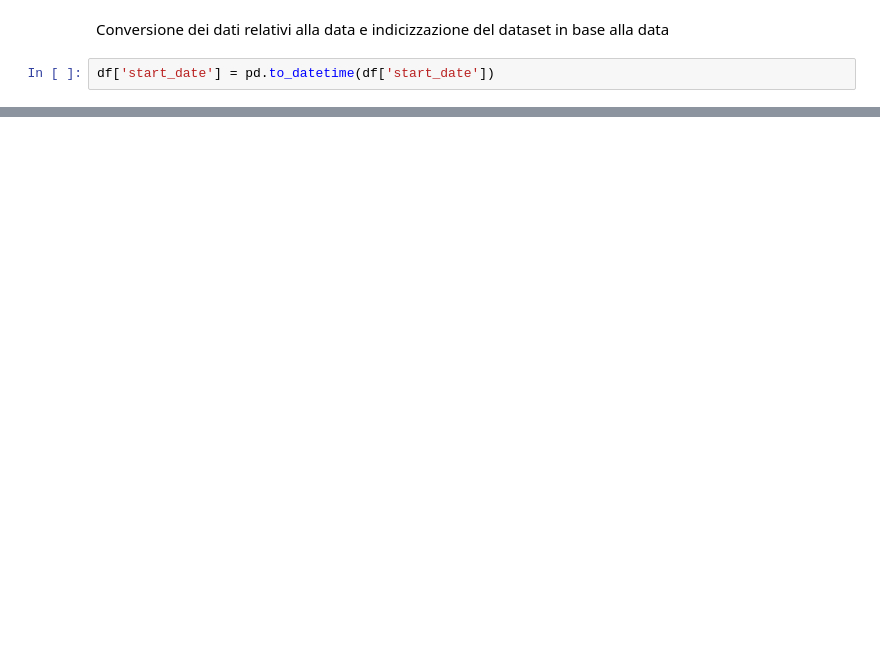
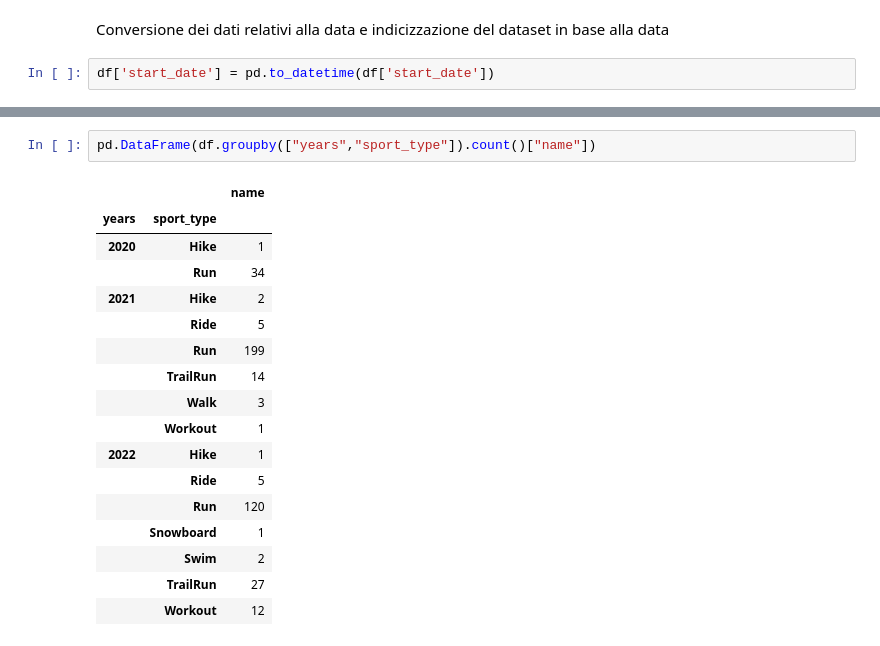
Before and after one commit to scionuait/StravaDataImport, a Jupyter notebook: analisi_strava_athlete_2022.ipynb, the cells around one changed output, grey strips where cells are left out. Drawn from its saved outputs; the diff is of its cells as text; blank space fills up the shorter version.

```diff
--- a/analisi_strava_athlete_2022.ipynb
+++ b/analisi_strava_athlete_2022.ipynb
@@ -313,0 +330,20 @@ df.set_index(df.start_date)
+# %%
+pd.DataFrame(df.groupby(["years","sport_type"]).count()["name"])
+# %% [output]
+|  |  | name |
+| years | sport_type |  |
+| 2020 | Hike | 1 |
+|  | Run | 34 |
+| 2021 | Hike | 2 |
+|  | Ride | 5 |
+|  | Run | 199 |
+|  | TrailRun | 14 |
+|  | Walk | 3 |
+|  | Workout | 1 |
+| 2022 | Hike | 1 |
+|  | Ride | 5 |
+|  | Run | 120 |
+|  | Snowboard | 1 |
+|  | Swim | 2 |
+|  | TrailRun | 27 |
+|  | Workout | 12 |
```
Also changed, not shown: parts of 16 cells of this notebook.
